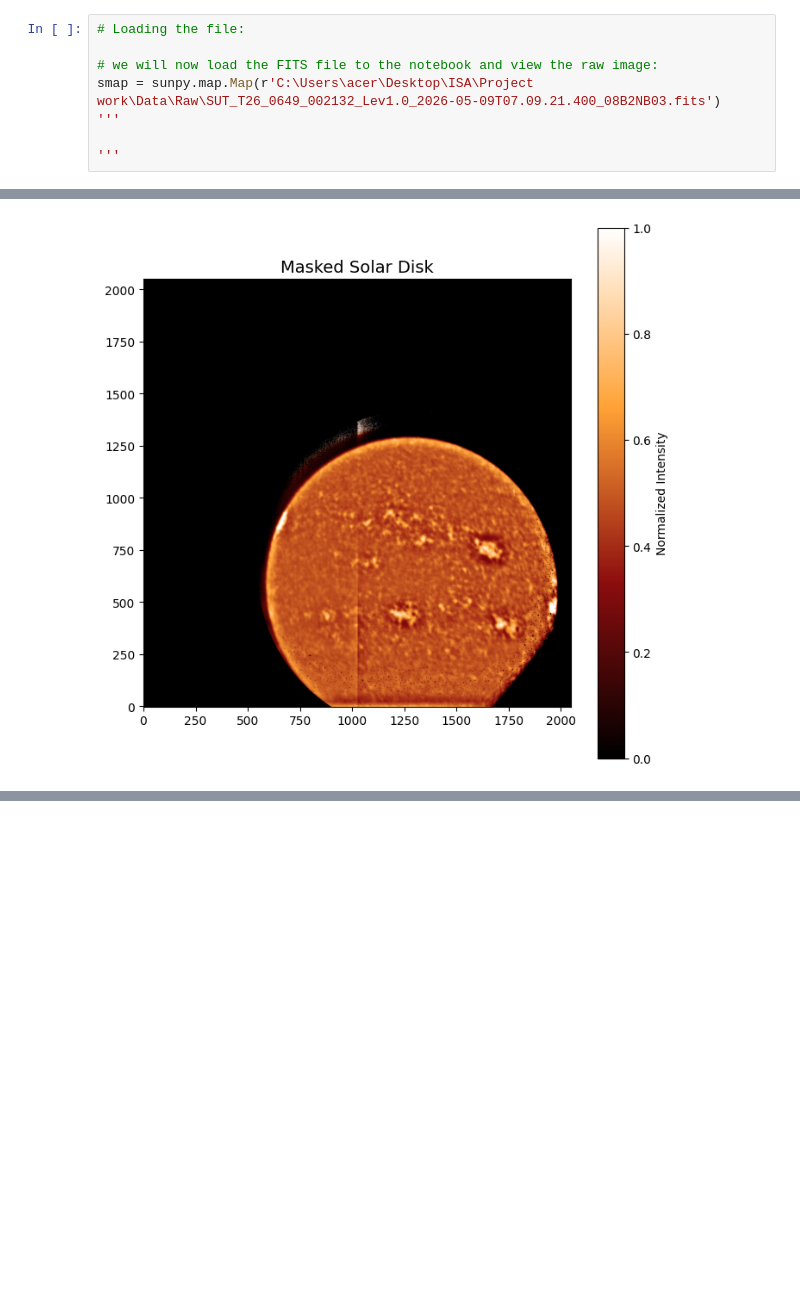
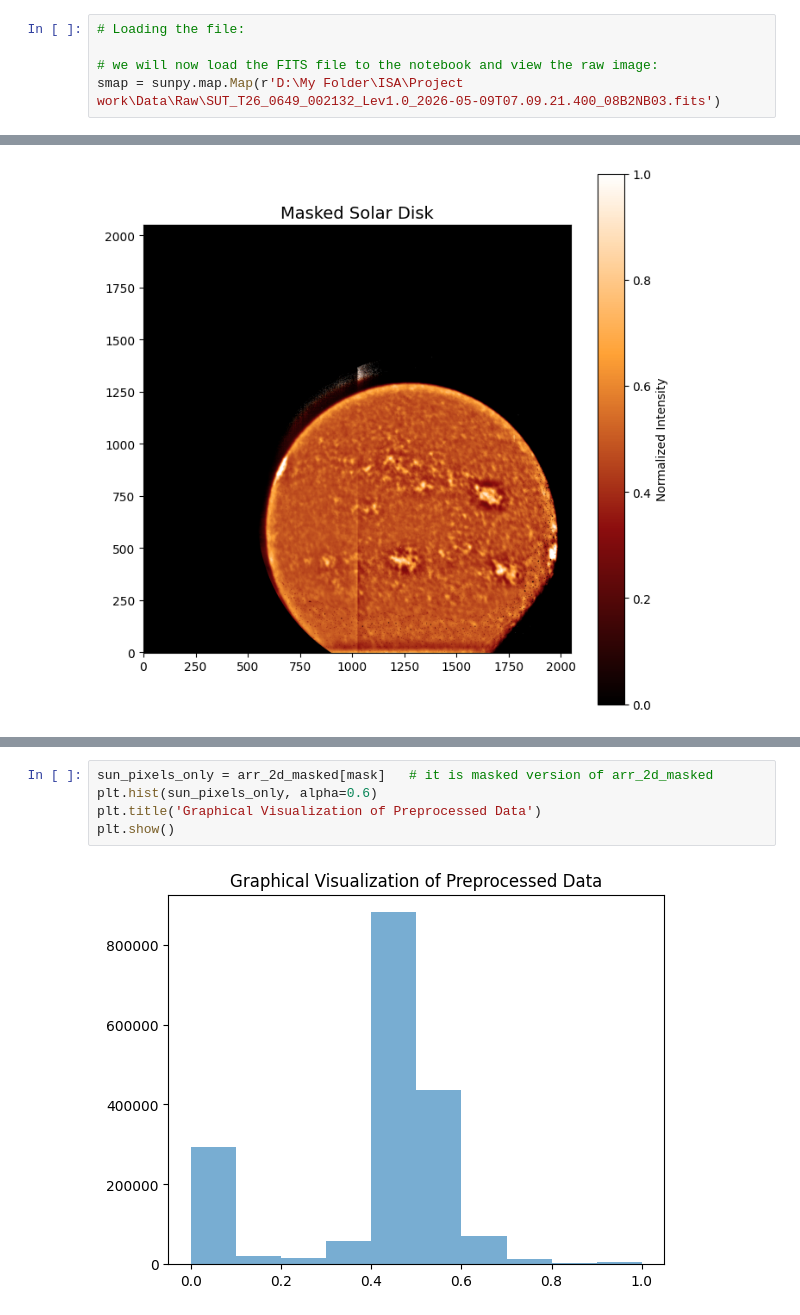
Before and after one commit to BhavyaPurohit9/ISA-Project, a Jupyter notebook: Part1_Project_clean.ipynb, the cells around one changed output, grey strips where cells are left out. Cells and saved outputs as stored; diff of their text form; blank space fills up the shorter version.

```diff
--- a/Part1_Project_clean.ipynb
+++ b/Part1_Project_clean.ipynb
@@ -21,7 +23,4 @@ from skimage.filters import threshold_otsu
 # Loading the file:
 
 # we will now load the FITS file to the notebook and view the raw image:
-smap = sunpy.map.Map(r'C:\Users\acer\Desktop\ISA\Project work\Data\Raw\SUT_T26_0649_002132_Lev1.0_2026-05-09T07.09.21.400_08B2NB03.fits')
-'''
-
-'''
+smap = sunpy.map.Map(r'D:\My Folder\ISA\Project work\Data\Raw\SUT_T26_0649_002132_Lev1.0_2026-05-09T07.09.21.400_08B2NB03.fits')
@@ -146,0 +153,7 @@ plt.show()
+# %%
+sun_pixels_only = arr_2d_masked[mask]   # it is masked version of arr_2d_masked
+plt.hist(sun_pixels_only, alpha=0.6)
+plt.title('Graphical Visualization of Preprocessed Data')
+plt.show()
+# %% [output]
+[figure, added]
```
Also changed, not shown: parts of 28 cells of this notebook.
